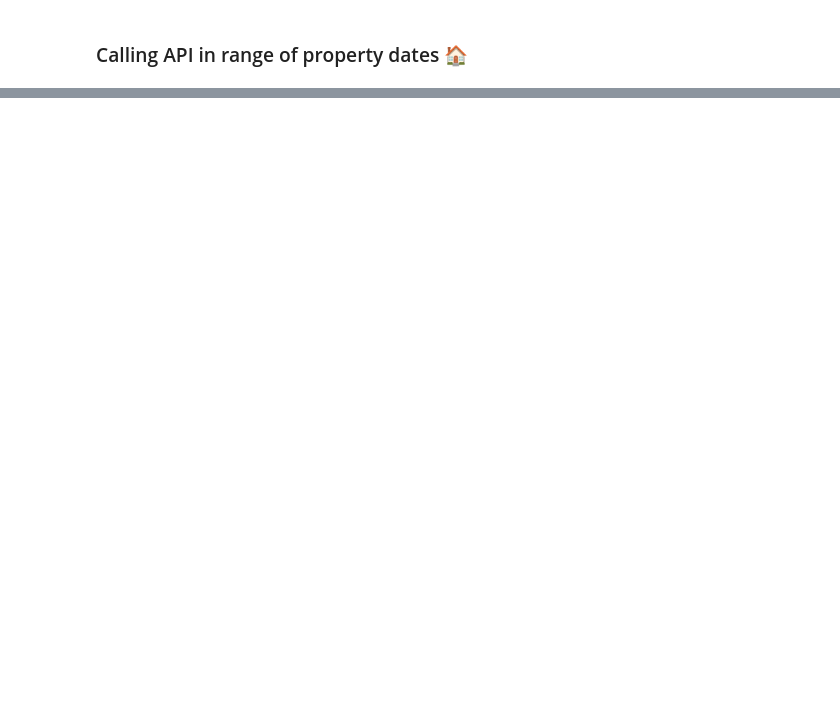
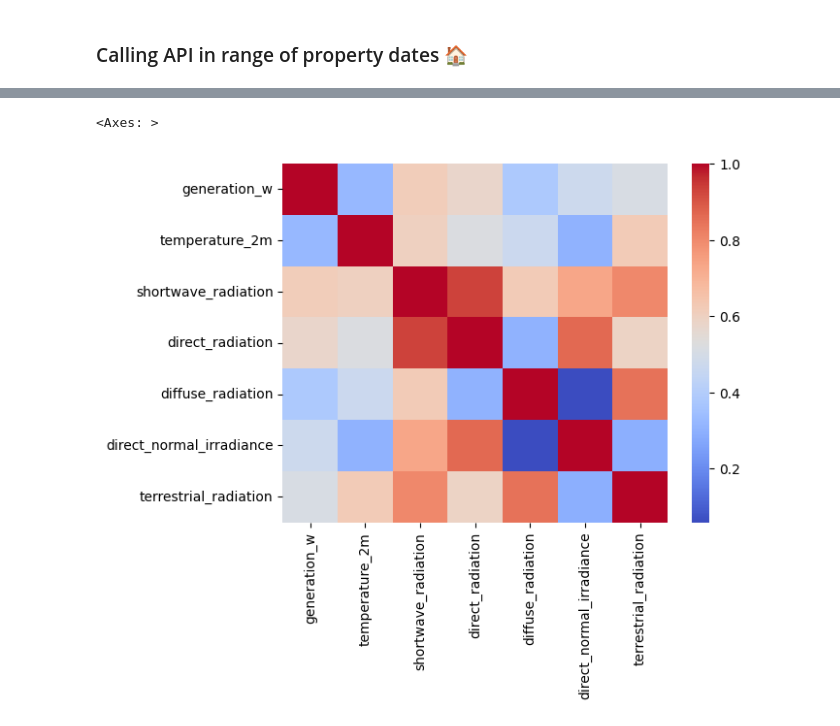
Before and after one commit to hramzan01/market, a Jupyter notebook: notebooks/supply_data.ipynb, the cells around one changed output, grey strips where cells are left out. Saved outputs shown, nothing was run; the diff lists cells and outputs as text; code cells hidden in the pictures; blank space fills up the shorter version.

```diff
--- a/notebooks/supply_data.ipynb
+++ b/notebooks/supply_data.ipynb
@@ -688,0 +589,6 @@ model.evaluate(scaler.transform(X_test), y_test)
+# %%
+import seaborn as sns
+sns.heatmap(pd.DataFrame(training_data.select_dtypes(include='number')).corr(), cmap='coolwarm')
+# %% [output]
+<Axes: >
+[figure, added]
```
Also changed, not shown: parts of 48 cells of this notebook.
